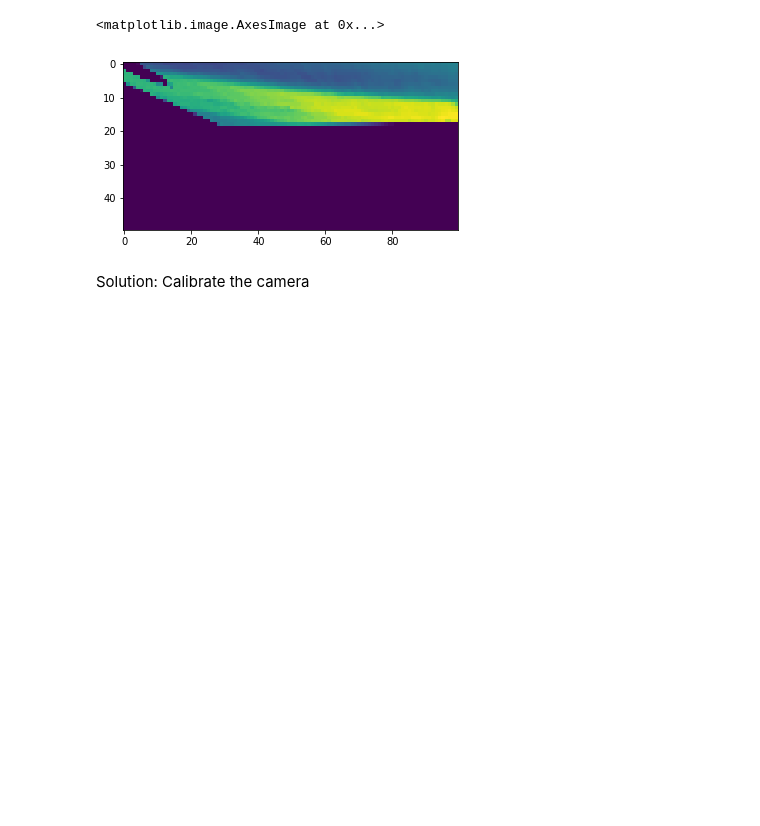
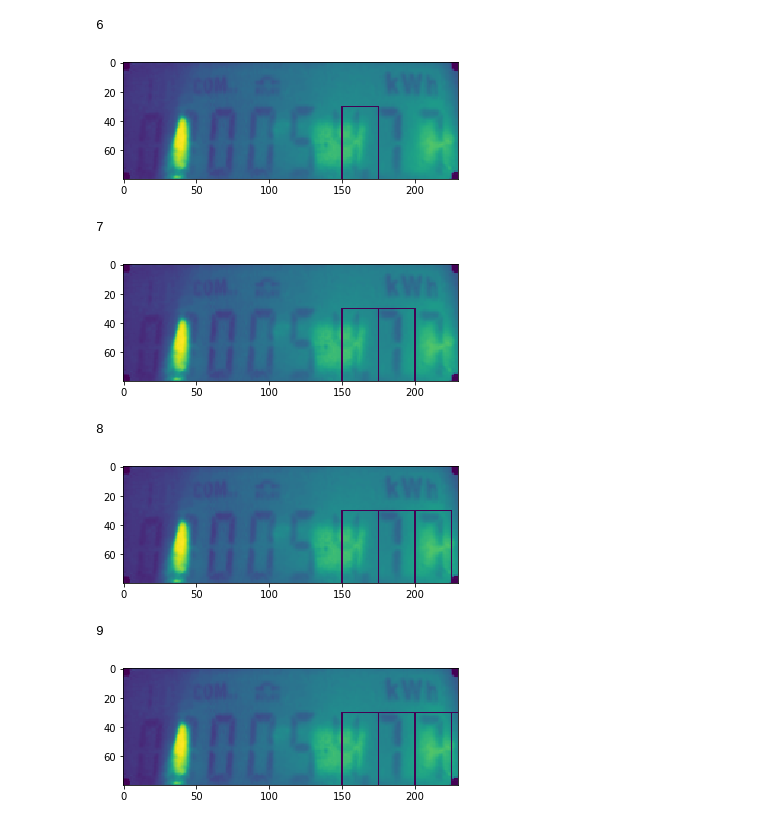
Before and after one commit to MartinsAwojide/tinyml-digital-counter-for-metering, a Jupyter notebook: notebook/cropping_digit_with_perpective_transform.ipynb, the cells around one changed output. Cells and saved outputs as stored; diff of their text form; code cells hidden in the pictures; blank space fills up the shorter version.

```diff
--- a/notebook/cropping_digit_with_perpective_transform.ipynb
+++ b/notebook/cropping_digit_with_perpective_transform.ipynb
@@ -48,0 +50,13 @@ plt.imshow(dst)
+# %%
+image_transform = cv2.imread("transformed.jpg", cv2.IMREAD_GRAYSCALE)
+digits = 8
+
+for digit in range(digits):
+    x = digit*20# + 10
+    y = 35
+    w = 20
+    h = 45
+    print(digit)
+    cropped = cv2.rectangle(image_transform,(x,y),(x+w,y+h),(0,255,0),1)
+    plt.imshow(cropped)
+    plt.show()
@@ -49,19 +77,37 @@ plt.imshow(dst)
+# %%
+image_transform = cv2.imread("transformed.jpg", cv2.IMREAD_GRAYSCALE)
+digits = 10
+
+for digit in range(digits):
+    if digit >= 6:
+        x = digit*25
+        y = 30
+        w = 25
+        h = 50
+        print(digit)
+        cropped = cv2.rectangle(image_transform,(x,y),(x+w,y+h),(0,255,0),1)
+        plt.imshow(cropped)
+        plt.show()
+# %% [output]
+6
+[figure, added]
+7
+[figure, added]
+8
+[figure, added]
+9
+[figure, added]
 # %%
-# Locate points of the documents
-# or object which you want to transform
-pts1 = np.float32([[15,20],[240,15],[240,80],[15,90]])
-pts2 = np.float32([[0,0],[200,0],[0,100],[200,100]])
+# # Locate points of the documents
+# # or object which you want to transform
+# pts1 = np.float32([[15,20],[240,15],[240,80],[15,90]])
+# pts2 = np.float32([[0,0],[200,0],[0,100],[200,100]])
 
-# Apply Perspective Transform Algorithm
-matrix = cv2.getPerspectiveTransform(pts1, pts2)
-result = cv2.warpPerspective(image, matrix, (100, 50))
+# # Apply Perspective Transform Algorithm
+# matrix = cv2.getPerspectiveTransform(pts1, pts2)
+# result = cv2.warpPerspective(image, matrix, (100, 50))
 
-# Wrap the transformed image
-# cv2.imshow('frame', frame) # Initial Capture
-# cv2.imshow('frame1', result) # Transformed Capture
-plt.imshow(result)
+# # Wrap the transformed image
+# # cv2.imshow('frame', frame) # Initial Capture
+# # cv2.imshow('frame1', result) # Transformed Capture
+# plt.imshow(result)
-# %% [output]
-<matplotlib.image.AxesImage at 0x...>
-[figure, removed]
-# %% [markdown]
-Solution: Calibrate the camera
```
Also changed, not shown: parts of 3 cells of this notebook, 1 other file.
